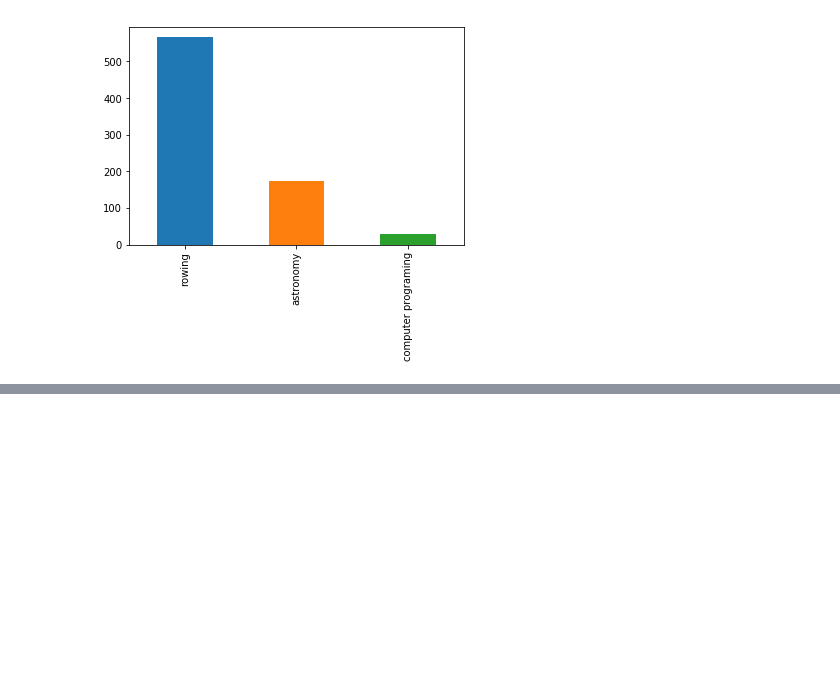
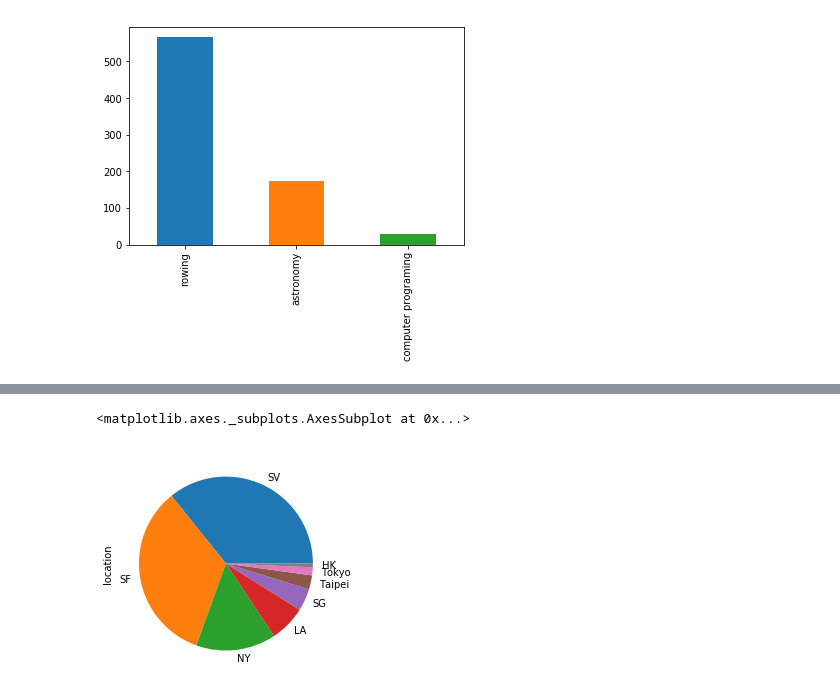
Before and after one commit to capt-alien/Quick_N_Dirty_Data, a Jupyter notebook: Tutorial_Code.ipynb, the cells around one changed output, grey strips where cells are left out. Cells and saved outputs as stored; diff of their text form; code cells hidden in the pictures; blank space fills up the shorter version.

```diff
--- a/Tutorial_Code.ipynb
+++ b/Tutorial_Code.ipynb
@@ -267,0 +295,5 @@ nps_df.plot(kind="bar")
+# %%
+big_fat_DF["location"].value_counts().plot(kind="pie")
+# %% [output]
+<matplotlib.axes._subplots.AxesSubplot at 0x...>
+[figure, added]
```
Also changed, not shown: parts of 11 cells of this notebook, 44 other files.
